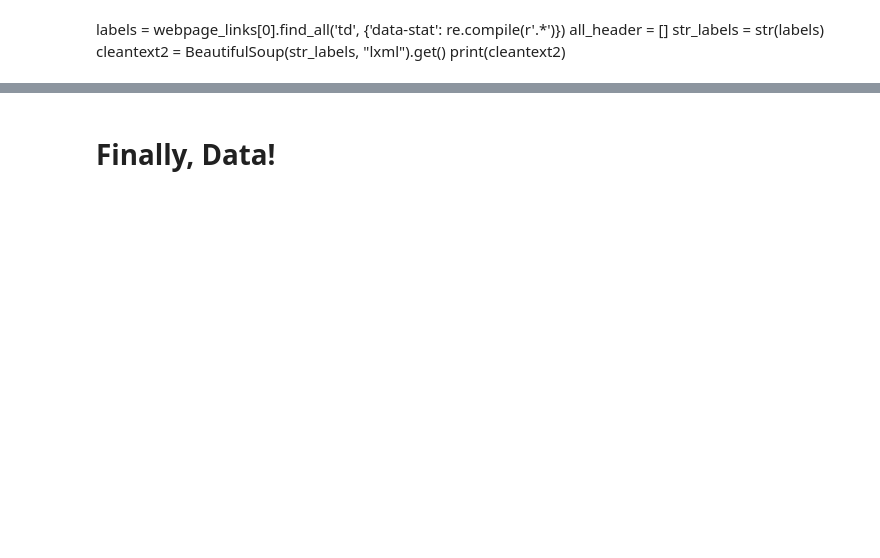
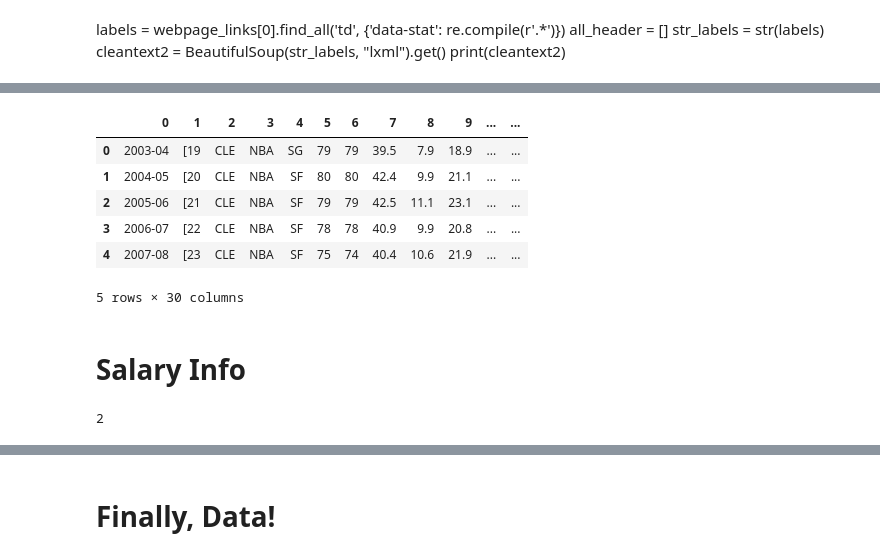
Before and after one commit to calreynolds/Basketball_reference_basic_scraping, a Jupyter notebook: basic_lebron_stats.ipynb, the cells around one changed output, grey strips where cells are left out. Saved outputs shown, nothing was run; the diff lists cells and outputs as text; code cells hidden in the pictures; blank space fills up the shorter version.

```diff
--- a/basic_lebron_stats.ipynb
+++ b/basic_lebron_stats.ipynb
@@ -105,0 +99,12 @@ df1.head()
+# %%
+df1.head()
+# %% [output]
+|  | 0 | 1 | 2 | 3 | 4 | 5 | 6 | 7 | 8 | 9 | ... | ... |
+| 0 | 2003-04 | [19 | CLE | NBA | SG | 79 | 79 | 39.5 | 7.9 | 18.9 | ... | ... |
+| 1 | 2004-05 | [20 | CLE | NBA | SF | 80 | 80 | 42.4 | 9.9 | 21.1 | ... | ... |
+| 2 | 2005-06 | [21 | CLE | NBA | SF | 79 | 79 | 42.5 | 11.1 | 23.1 | ... | ... |
+| 3 | 2006-07 | [22 | CLE | NBA | SF | 78 | 78 | 40.9 | 9.9 | 20.8 | ... | ... |
+| 4 | 2007-08 | [23 | CLE | NBA | SF | 75 | 74 | 40.4 | 10.6 | 21.9 | ... | ... |
+5 rows × 30 columns
+# %% [markdown]
+# Salary Info
@@ -105,0 +118,4 @@ df1.head()
+# %%
+len(salary_info)
+# %% [output]
+2
```
Also changed, not shown: parts of 34 cells of this notebook.
